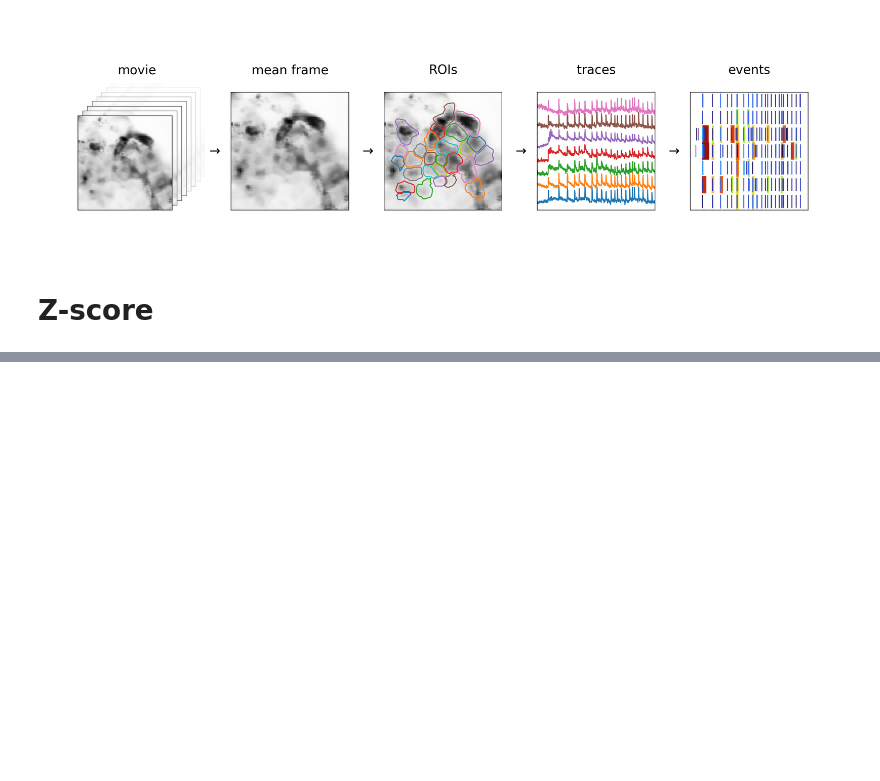
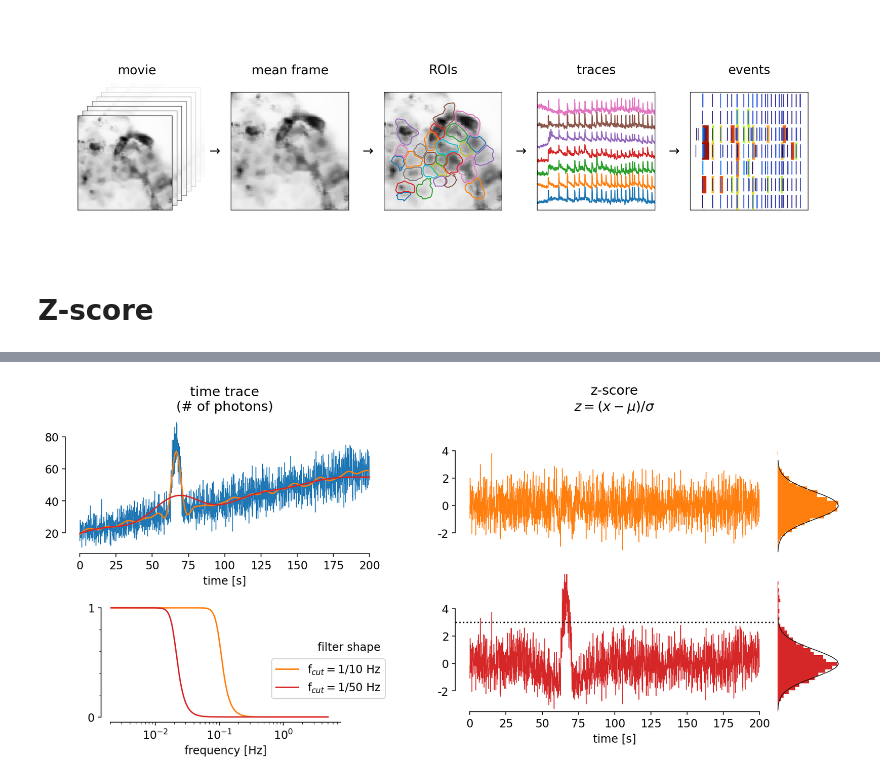
Before and after one commit to szarma/Physio_Ca, a Jupyter notebook: docs/materials_and_methods.ipynb, the cells around one changed output, grey strips where cells are left out. Drawn from its saved outputs; the diff is of its cells as text; code cells hidden in the pictures; blank space fills up the shorter version.

```diff
--- a/docs/materials_and_methods.ipynb
+++ b/docs/materials_and_methods.ipynb
@@ -449,0 +390,2 @@ The set_smart_bounds function was deprecated in Matplotlib 3.2 and will be remov
+# %%
+plt.rcParams['axes.prop_cycle'] = plt.cycler(color=plt.cm.tab10.colors)
@@ -449,0 +394,69 @@ The set_smart_bounds function was deprecated in Matplotlib 3.2 and will be remov
+# %%
+
+bins = np.linspace(-3.5,6.5,40)
+binc = (bins[:-1]+bins[1:])/2
+fig, axs = plt.subplots(3,4,figsize=figsize, gridspec_kw={"width_ratios":[1,.2,1,.2]})
+for ax in axs.T[1]: ax.remove()
+axs = axs[:,[0,2,3]]
+
+ax = axs[0,0]
+axfreq = fig.add_axes([.17,.37,.23,.2])#axs[1,0]
+axfreq.set_xlabel("frequency [Hz]")
+ax.plot(t, x,lw=lw, clip_on=True)
+# ax.plot(t, mu,color="grey", lw=lw*3,ls="--",zorder=10)
+for i,cutf in enumerate([.1,.02]):
+    sf = sosFilter(cutf,freq,)
+    xf = sf.run(x)
+    c = ax.plot(t, xf,)[0].get_color()
+    z = (x-xf)/xf**.5
+    axs[i,1].plot(t, z,c=c,lw=lw)
+    axfreq.plot(*sf.get_shape(worN=10000),c=c,label="f${}_{cut}=1/%g$ Hz"%(1/cutf))
+    axs[i,2].hist(z,bins,color=c, orientation="horizontal", density=True)
+    xr = binc[binc<3.5]
+    axs[i,2].plot(dst.norm.pdf(xr), xr, color="k",lw=lw)
+    ax.plot([])
+
+
+axfreq.legend(loc=(.7,.2))
+axfreq.text(.9, .6, "filter shape", transform=axfreq.transAxes)
+axfreq.set_xscale("log")
+axfreq.set_xlim(.002,)
+axfreq.spines["left"].set_bounds(0,1)
+axfreq.set_yticks([0,1])
+axfreq.set_yticklabels([0,1])
+axfreq.spines["left"].set_position(("outward",10))
+for sp in ["top","right"]:
+    axfreq.spines[sp].set_visible(False)
+axfreq.yaxis.set_minor_locator(MultipleLocator(.2))
+for ax in axs[:,1:].flat:
+    ax.set_ylim(-3.5,6.5)
+axs[0,1].set_title("z-score\n"+r"$z=(x-\mu)/\sigma$")
+ax = axs[0,0]
+ax.set_title("time trace\n(# of photons)")
+yt = ax.get_yticks().copy()
+ax.spines["left"].set_bounds(yt[1],yt[-2])
+axs[1,1].axhline(3,color="k", ls="dotted")
+plt.subplots_adjust(wspace=.02, hspace=.15)
+
+for ax in axs.flat: ax.spines["right"].set_visible(False)
+for ax in axs.flat: ax.spines["top"].set_visible(False)
+for ax in axs[:,-1]:
+    ax.spines["bottom"].set_visible(False)
+    ax.spines["left"].set_visible(False)
+    ax.set_yticks([])
+    ax.set_xticks([])
+for ax in axs[:,1]:
+    ax.spines["left"].set_bounds(-2.,4)
+    ax.set_yticks([-2,0,2,4])
+    ax.set_yticklabels([-2,0,2,4])
+
+for ax in axs[:-2,1]:
+    ax.set_xticks([])
+    ax.spines["bottom"].set_visible(False)
+for ax in [axs[-2,1], axs[0,0]]:
+    ax.spines["bottom"].set_bounds(t[0],t[-1])
+    ax.set_xlabel("time [s]")
+for ax in list(axs[1:,0])+list(axs[-1,1:]):
+    ax.remove()
+# %% [output]
+[figure, added]
```
Also changed, not shown: parts of 9 cells of this notebook, 2 other files.
